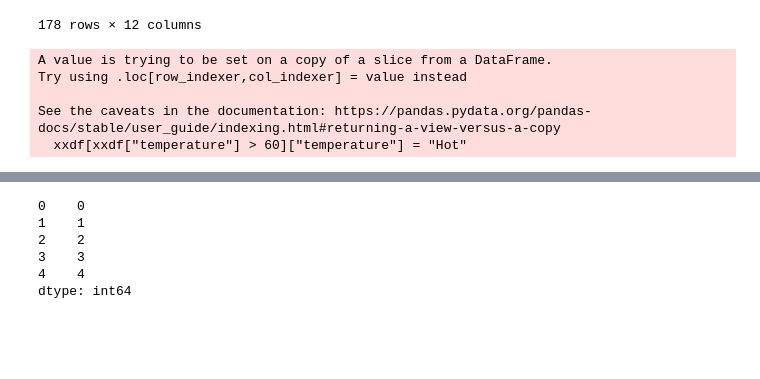
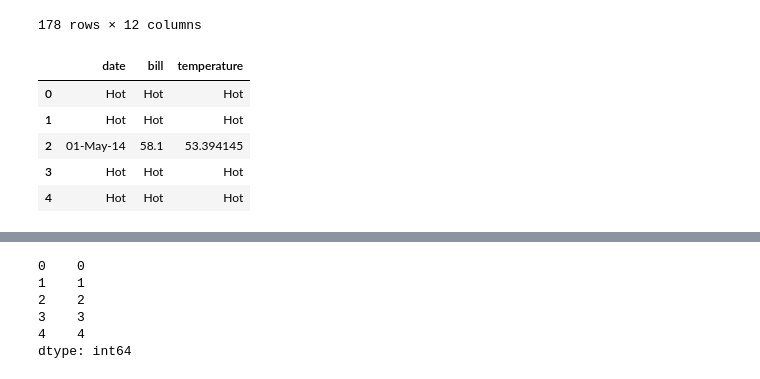
Before and after one commit to Manish-Kumar-9782/Tutorials-, a Jupyter notebook: Python DataScience/Dec 2024/ML & DS Day 2.ipynb, the cells around one changed output, grey strips where cells are left out. Drawn from its saved outputs; the diff is of its cells as text; code cells hidden in the pictures; blank space fills up the shorter version.

```diff
--- a/Python DataScience/Dec 2024/ML & DS Day 2.ipynb
+++ b/Python DataScience/Dec 2024/ML & DS Day 2.ipynb
@@ -240,10 +240,12 @@ df[df['pizzas'].isin([5,6,7,8,9])]
 # %%
 xxdf = xdf.copy()
 # %%
-xxdf[xxdf["temperature"] > 60]["temperature"] = "Hot"
+xxdf[xxdf["temperature"] > 60] = "Hot"
+xxdf.head()
 # %% [output]
-A value is trying to be set on a copy of a slice from a DataFrame.
-Try using .loc[row_indexer,col_indexer] = value instead
-
-See the caveats in the documentation: https://pandas.pydata.org/pandas-docs/stable/user_guide/indexing.html#returning-a-view-versus-a-copy
-  xxdf[xxdf["temperature"] > 60]["temperature"] = "Hot"
+|  | date | bill | temperature |
+| 0 | Hot | Hot | Hot |
+| 1 | Hot | Hot | Hot |
+| 2 | 01-May-14 | 58.1 | 53.394145 |
+| 3 | Hot | Hot | Hot |
+| 4 | Hot | Hot | Hot |
```
Also changed, not shown: parts of 28 cells of this notebook.
